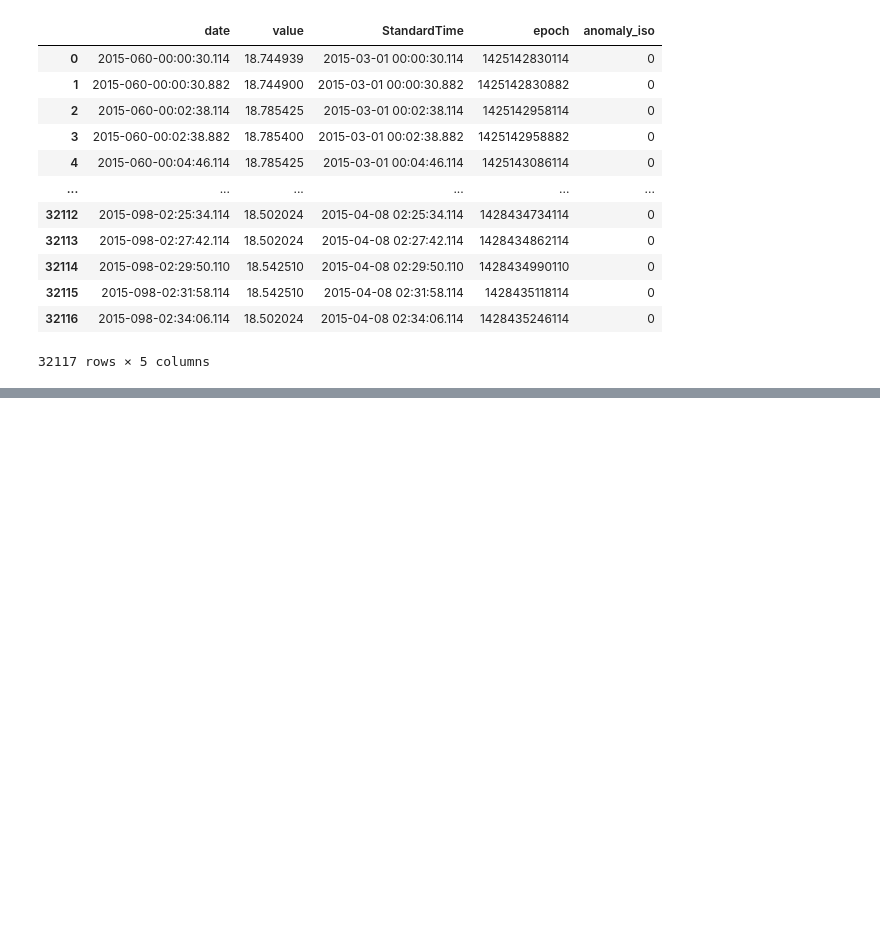
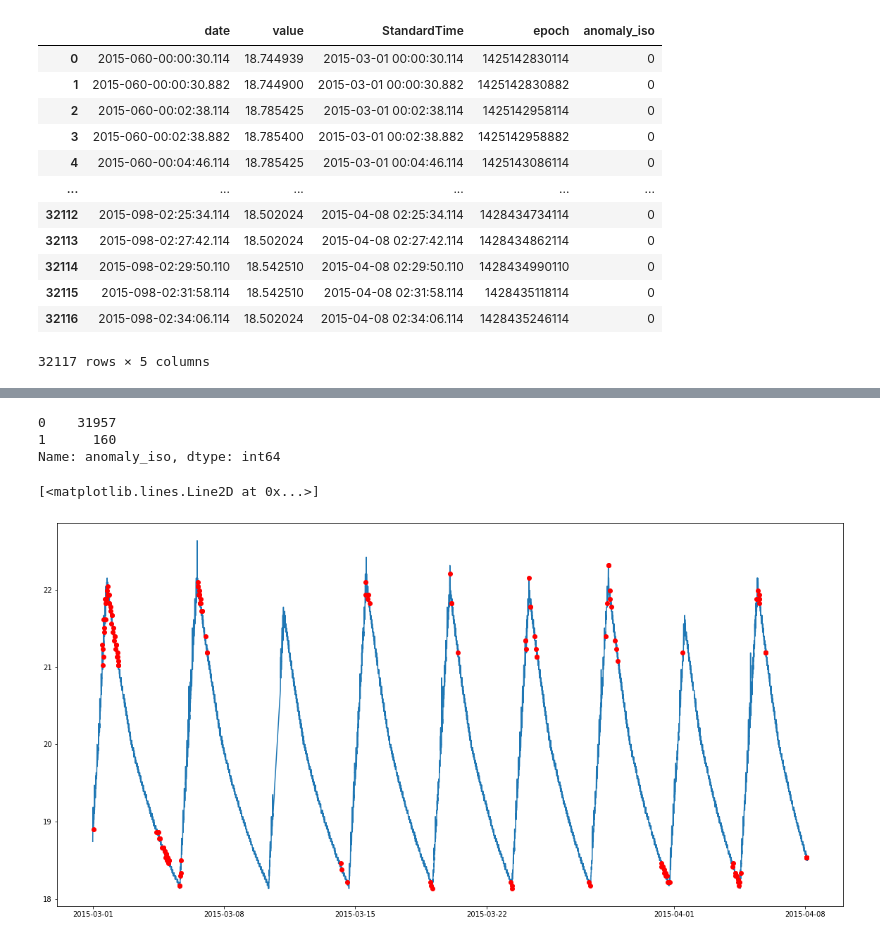
Before and after one commit to parinyad123/Telemetry_Project, a Jupyter notebook: Anormaly_Detection/Telemetry/Unsupervice.ipynb, the cells around one changed output, grey strips where cells are left out. Cells and saved outputs as stored; diff of their text form; code cells hidden in the pictures; blank space fills up the shorter version.

```diff
--- a/Anormaly_Detection/Telemetry/Unsupervice.ipynb
+++ b/Anormaly_Detection/Telemetry/Unsupervice.ipynb
@@ -324,0 +355,32 @@ plt.plot(y_anomaly['StandardTime'],y_anomaly['value'], 'ro' )
+# %%
+data_sample_iso = data_out.copy()
+
+from sklearn import preprocessing
+
+min_max_scaler = preprocessing.StandardScaler()
+np_scaled = min_max_scaler.fit_transform(data_sample_iso[['value','epoch']])
+data_pre = pd.DataFrame(np_scaled)
+
+from sklearn.ensemble import IsolationForest
+
+outliers_fraction = 0.005
+model = IsolationForest(contamination = outliers_fraction)
+model.fit(data_pre)
+
+# add the data to the main
+data_sample_iso['anomaly_iso'] = pd.Series(model.predict(data_pre))
+data_sample_iso['anomaly_iso'] = data_sample_iso['anomaly_iso'].map( {1: 0, -1: 1} )
+print(data_sample_iso['anomaly_iso'].value_counts())
+
+y_anomaly = data_sample_iso[data_sample_iso['anomaly_iso'] == 1]
+y_anomaly.head(2)
+
+plt.figure(figsize=(20,10))
+plt.plot(data_sample_iso['StandardTime'], data_sample_iso['value'])
+plt.plot(y_anomaly['StandardTime'],y_anomaly['value'], 'ro' )
+# %% [output]
+0    31957
+1      160
+Name: anomaly_iso, dtype: int64
+[<matplotlib.lines.Line2D at 0x...>]
+[figure, added]
```
Also changed, not shown: parts of 6 cells of this notebook, 18 other files.
